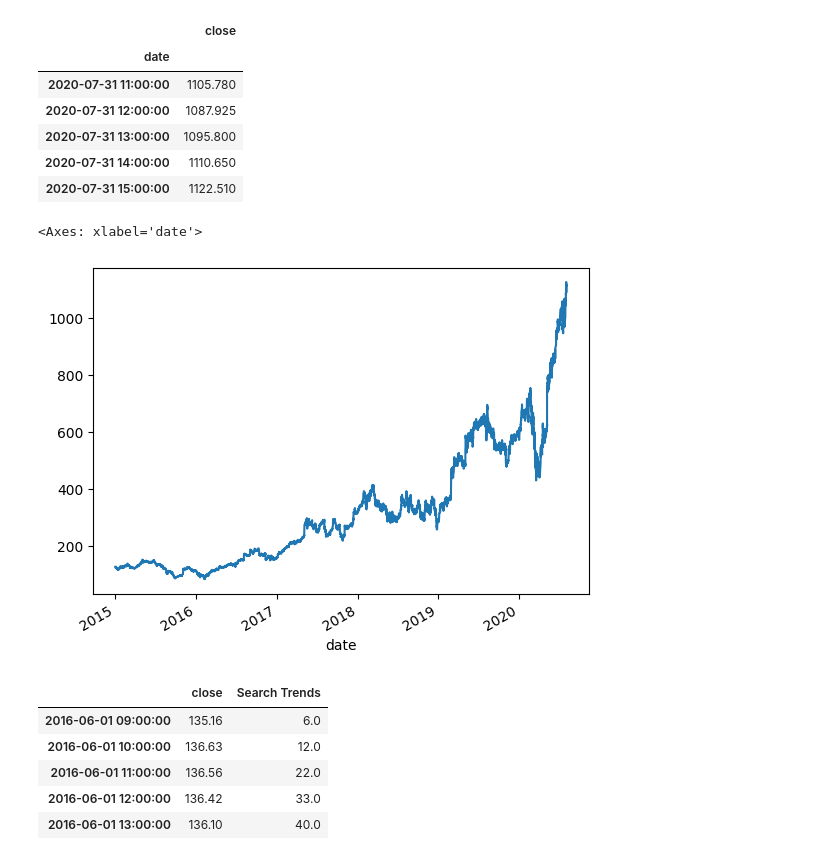
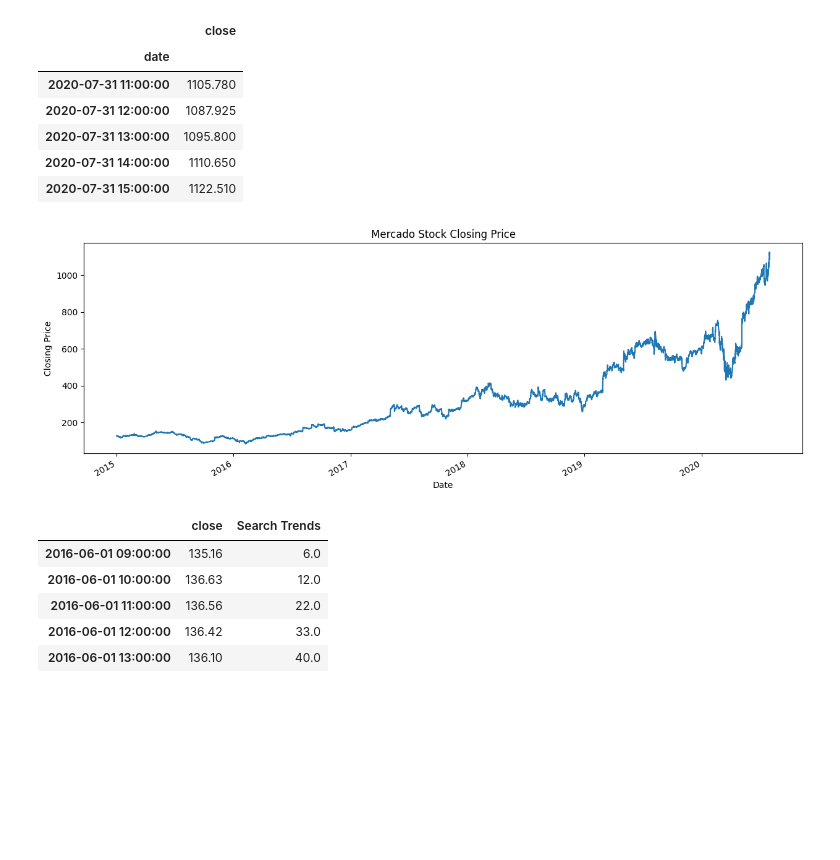
Before and after one commit to RogerNavA13/prophet-challenge, a Jupyter notebook: forecasting_net_prophet.ipynb, the cells around one changed output. Saved outputs shown, nothing was run; the diff lists cells and outputs as text; code cells hidden in the pictures; blank space fills up the shorter version.

```diff
--- a/forecasting_net_prophet.ipynb
+++ b/forecasting_net_prophet.ipynb
@@ -232,9 +249,13 @@ display(df_mercado_stock.tail())
 | 2020-07-31 15:00:00 | 1122.510 |
 # %%
 # Visualize the closing price of the df_mercado_stock DataFrame
+df_mercado_stock['close'].plot(figsize=(15,5))
+plt.title('Mercado Stock Closing Price')
+plt.xlabel('Date')
+plt.ylabel('Closing Price')
+plt.show()
 # %% [output]
-<Axes: xlabel='date'>
-[figure, old version]
+[figure, new version]
 # %%
 # Concatenate the df_mercado_stock DataFrame with the df_mercado_trends DataFrame
 # Concatenate the DataFrame by columns (axis=1), and drop and rows with only one column of data
```
Also changed, not shown: parts of 27 cells of this notebook.
